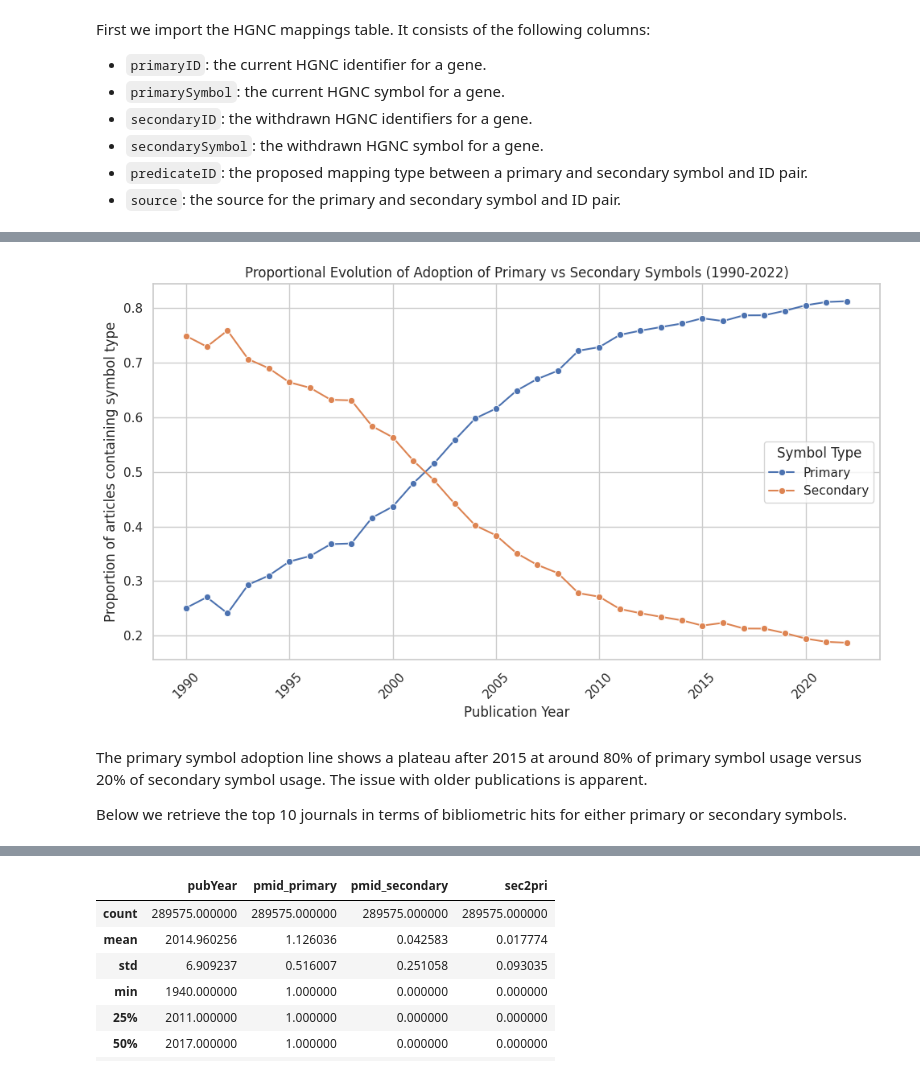
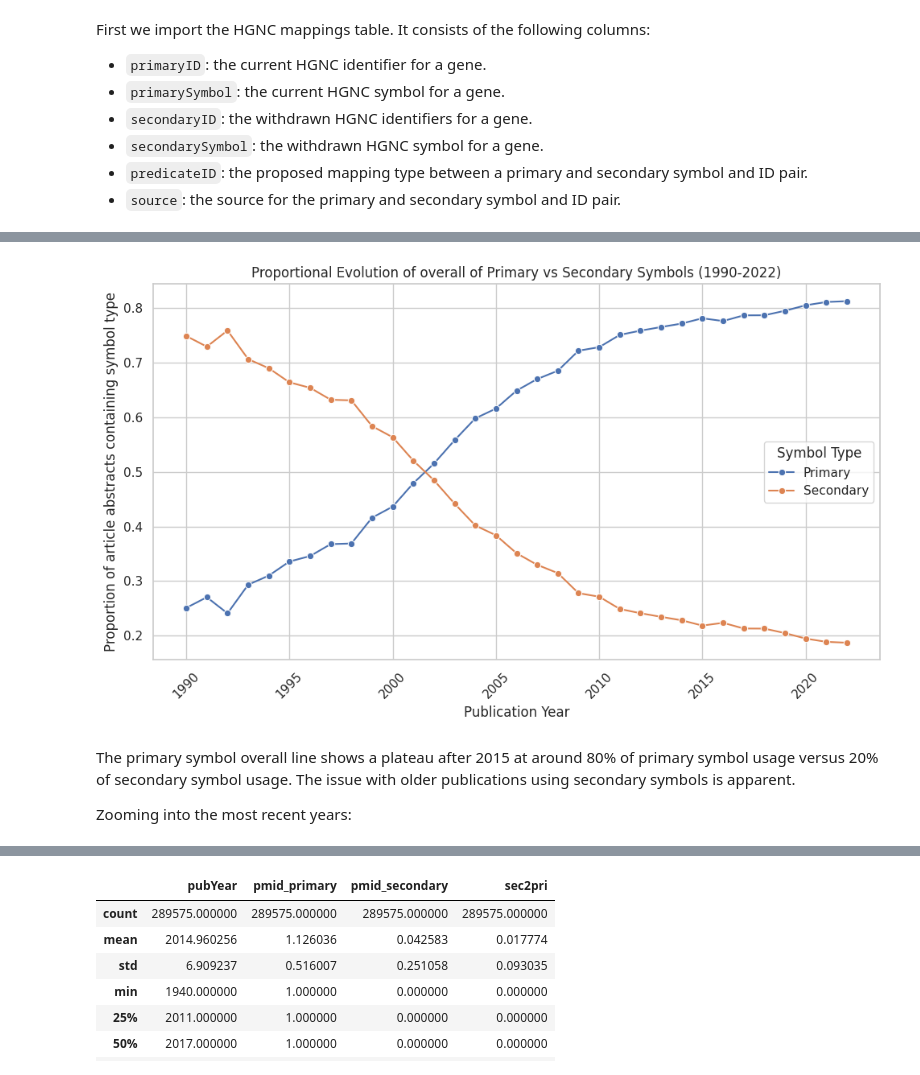
Before and after one commit to sec2pri/usecases, a Jupyter notebook: bibliometric_symbol_usage/HGNC_symbols_literature.ipynb, the cells around one changed output, grey strips where cells are left out. Cells and saved outputs as stored; diff of their text form; code cells hidden in the pictures.

Commit message:
Now analyzing year_change

```diff
--- a/bibliometric_symbol_usage/HGNC_symbols_literature.ipynb
+++ b/bibliometric_symbol_usage/HGNC_symbols_literature.ipynb
@@ -123,0 +149,4 @@ adoption_df.sample(5)
+# %%
+#overall_df = generate_overall_data(hgncs, 'result/hgnc_with_journal.json') # Skip: importing the result in a csv
+overall_df = pd.read_csv('overall_df.csv')
+overall_df.sample(5)
@@ -124,44 +255,44 @@ adoption_df.sample(5)
 # %%
-def plot_adoption_evolution(adoption_df, year_range=(2000, 2022)):
+def plot_overall_evolution(overall_df, year_range=(2000, 2022), title = 'Proportional Evolution of overall of Primary vs Secondary Symbols ({}-{})'):
     try:
 
         # Filter by year range
-        adoption_df = adoption_df[(adoption_df['pubYear'] >= year_range[0]) & (adoption_df['pubYear'] <= year_range[1])]
+        overall_df = overall_df[(overall_df['pubYear'] >= year_range[0]) & (overall_df['pubYear'] <= year_range[1])]
 
         # Create a count plot
         plt.figure(figsize=(10, 6))
         sns.set(style="whitegrid")
 
         # Count the number of primary symbols for each year
-        primary_counts = adoption_df[adoption_df['symbol_type'] == 'primary'].groupby('pubYear').size()
+        primary_counts = overall_df[overall_df['symbol_type'] == 'primary'].groupby('pubYear').size()
 
         # Count the number of secondary symbols for each year
-        secondary_counts = adoption_df[adoption_df['symbol_type'] == 'secondary'].groupby('pubYear').size()
+        secondary_counts = overall_df[overall_df['symbol_type'] == 'secondary'].groupby('pubYear').size()
 
         primary_normalized = primary_counts / (primary_counts+secondary_counts)
         secondary_normalized = secondary_counts / (primary_counts+secondary_counts)
 
 
         # Plot primary and secondary counts
         sns.lineplot(x=primary_normalized.index, y=primary_normalized.values, label='Primary', marker='o')
         sns.lineplot(x=secondary_normalized.index, y=secondary_normalized.values, label='Secondary', marker='o')
 
         plt.xlabel('Publication Year')
-        plt.ylabel('Proportion of articles containing symbol type')
-        plt.title(f'Proportional Evolution of Adoption of Primary vs Secondary Symbols ({year_range[0]}-{year_range[1]})')
+        plt.ylabel('Proportion of article abstracts containing symbol type')
+        plt.title(title.format(year_range[0], year_range[1]))
         plt.legend(title='Symbol Type')
         plt.xticks(rotation=45)
         plt.tight_layout()
 
         # Show the plot
         plt.show()
 
     except Exception as e:
         print(f"An error occurred: {e}")
-plot_adoption_evolution(adoption_df, (1990, 2022))
+plot_overall_evolution(overall_df, (1990, 2022))
 # %% [output]
-[figure, old version]
+[figure, new version]
 # %% [markdown]
-The primary symbol adoption line shows a plateau after 2015 at around 80% of primary symbol usage versus 20% of secondary symbol usage. The issue with older publications is apparent.
+The primary symbol overall line shows a plateau after 2015 at around 80% of primary symbol usage versus 20% of secondary symbol usage. The issue with older publications using secondary symbols is apparent.
 
-Below we retrieve the top 10 journals in terms of bibliometric hits for either primary or secondary symbols.
+Zooming into the most recent years:
```
Also changed, not shown: parts of 52 cells of this notebook, 1 other file.
